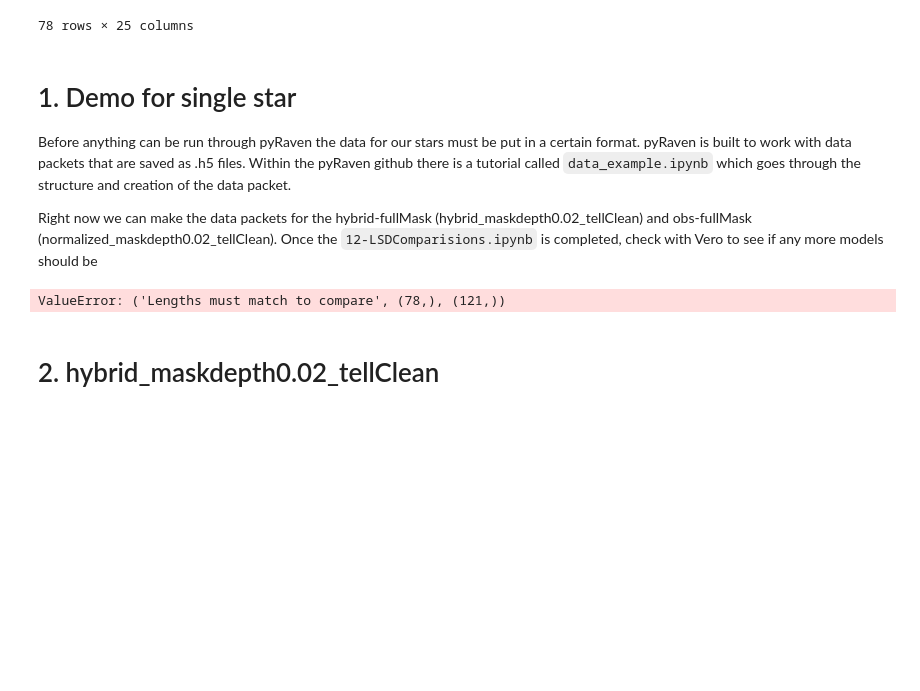
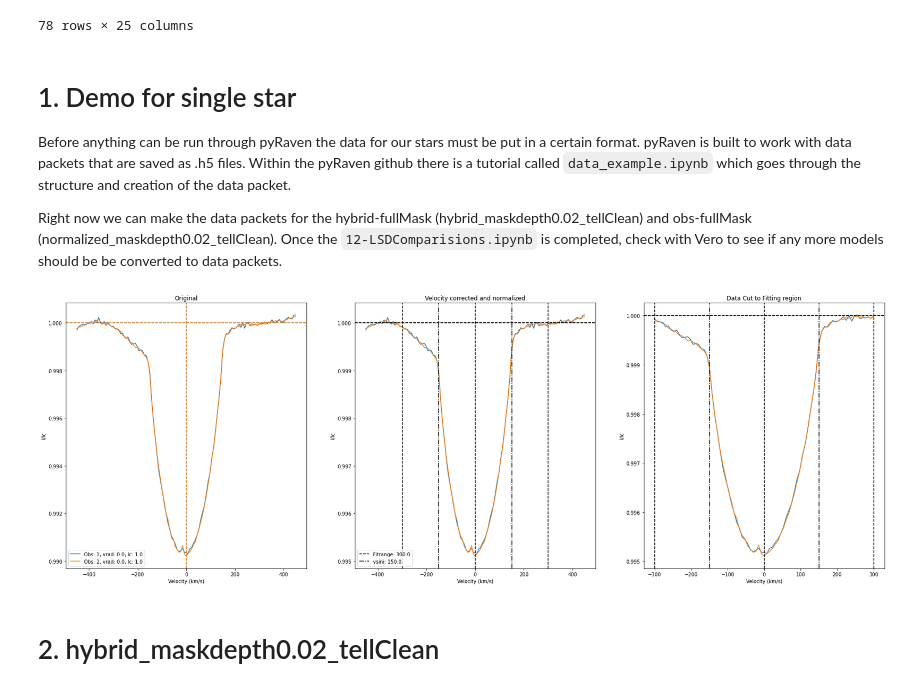
Before and after one commit to veropetit/BeStarsMiMeS, a Jupyter notebook: 05-RavenSetup/05-DataPacketSetup.ipynb, the cells around one changed output. Saved outputs shown, nothing was run; the diff lists cells and outputs as text; code cells hidden in the pictures; blank space fills up the shorter version.

```diff
--- a/05-RavenSetup/05-DataPacketSetup.ipynb
+++ b/05-RavenSetup/05-DataPacketSetup.ipynb
@@ -43,28 +43,32 @@ StarData
 # 1. Demo for single star
 Before anything can be run through pyRaven the data for our stars must be put in a certain format. pyRaven is built to work with data packets that are saved as .h5 files. Within the pyRaven github there is a tutorial called `data_example.ipynb` which goes through the structure and creation of the data packet.
 
-Right now we can make the data packets for the hybrid-fullMask (hybrid_maskdepth0.02_tellClean) and obs-fullMask (normalized_maskdepth0.02_tellClean). Once the `12-LSDComparisions.ipynb` is completed, check with Vero to see if any more models should be
+Right now we can make the data packets for the hybrid-fullMask (hybrid_maskdepth0.02_tellClean) and obs-fullMask (normalized_maskdepth0.02_tellClean). Once the `12-LSDComparisions.ipynb` is completed, check with Vero to see if any more models should be be converted to data packets.
 # %%
 star_name = StarData['Name'][1] #Star name #StarData
 nobs = StarData['Nobs'][1] #number of observations #StarData/Observations
 fname = Observations[Observations['Name']==star_name]['LSDfileName'].to_numpy() #list of filenames #Observations
 vrad = Observations[Observations['Name']==star_name]['Unnamed: 11'].to_numpy() #list of vrads #Observations
 Ic = np.ones(nobs) #list of continuum normalization values (should be ~1) #LSD profile (.lsd file)
 wint_data = np.ones(nobs)*0.2 #? #intesity weight for pyRaven #constant?
 wpol_data = np.ones(nobs)*120 #? #polarization weight of data #constant?
 wint_rav = 0.1 #intesity weight for pyRaven #constant?
 wpol_rav = 60.0 #polarization weight for pyRaven #constant?
-fitrange = StarData['vsini-estimate'] #size of the area to be used in the fit (just the line, no continuum)
-vsini = StarData['vsini-estimate'] #vsini of the star in km/s #StarData
+fitrange = 2*float(StarData['vsini-estimate'][1]) #size of the area to be used in the fit (just the line, no continuum)
+vsini = float(StarData['vsini-estimate'][1]) #vsini of the star in km/s #StarData
 fnames =['{}03-LSD-calculations/LSD/hybrid_maskdepth0.02_tellClean/{}'.format(path,x.split('.s')[0]) for x in fname]
 
 lsds_original = rav.data.read_lsds_from_sfiles(fnames) #list of LSDs for a star, one for each observation
 Packet = rav.data.create_Packet(star_name, nobs, fname,
                     vrad, Ic, wint_data, wpol_data,
                     wint_rav, wpol_rav, fitrange, vsini,
                     lsds_original)
+
+fig, ax = Packet.plotI()
+
+Packet.write('{}05-RavenSetup/hybrid_maskdepth0.02_tellClean/{}.h5'.format(path,star_name))
 # %% [output]
-ValueError: ('Lengths must match to compare', (78,), (121,))
+[figure, added]
 # %% [markdown]
 # 2. hybrid_maskdepth0.02_tellClean
 # %% [markdown]
```
